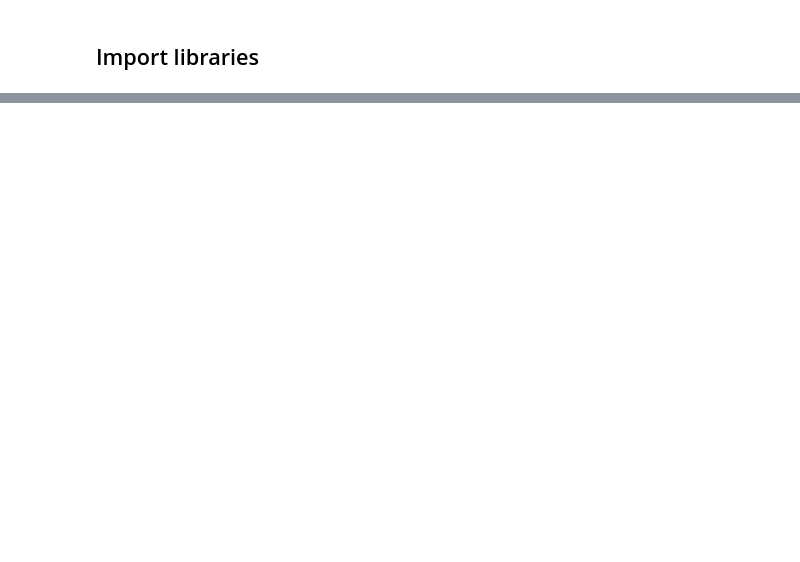
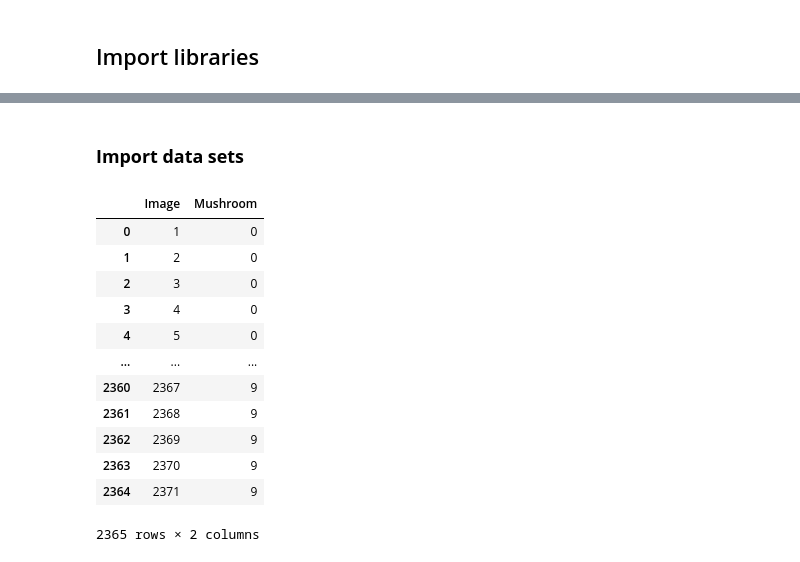
Before and after one commit to khrystynaPeniak/deep-learning-project-multiclass-classification, a Jupyter notebook: mashroom-vision.ipynb, the cells around one changed output, grey strips where cells are left out. Saved outputs shown, nothing was run; the diff lists cells and outputs as text; code cells hidden in the pictures; blank space fills up the shorter version.

Commit message:
Import datasets. Add dataset description

```diff
--- a/mashroom-vision.ipynb
+++ b/mashroom-vision.ipynb
@@ -19 +21,3 @@ Drive already mounted at /content/drive; to attempt to forcibly remount, call dr
+# %% [markdown]
+### **Import data sets**
 # %%
@@ -24,0 +31,16 @@ df = pd.read_csv(csv_path)
+# %%
+train_data
+# %% [output]
+|  | Image | Mushroom |
+| 0 | 1 | 0 |
+| 1 | 2 | 0 |
+| 2 | 3 | 0 |
+| 3 | 4 | 0 |
+| 4 | 5 | 0 |
+| ... | ... | ... |
+| 2360 | 2367 | 9 |
+| 2361 | 2368 | 9 |
+| 2362 | 2369 | 9 |
+| 2363 | 2370 | 9 |
+| 2364 | 2371 | 9 |
+2365 rows × 2 columns
```
Also changed, not shown: parts of 14 cells of this notebook.
